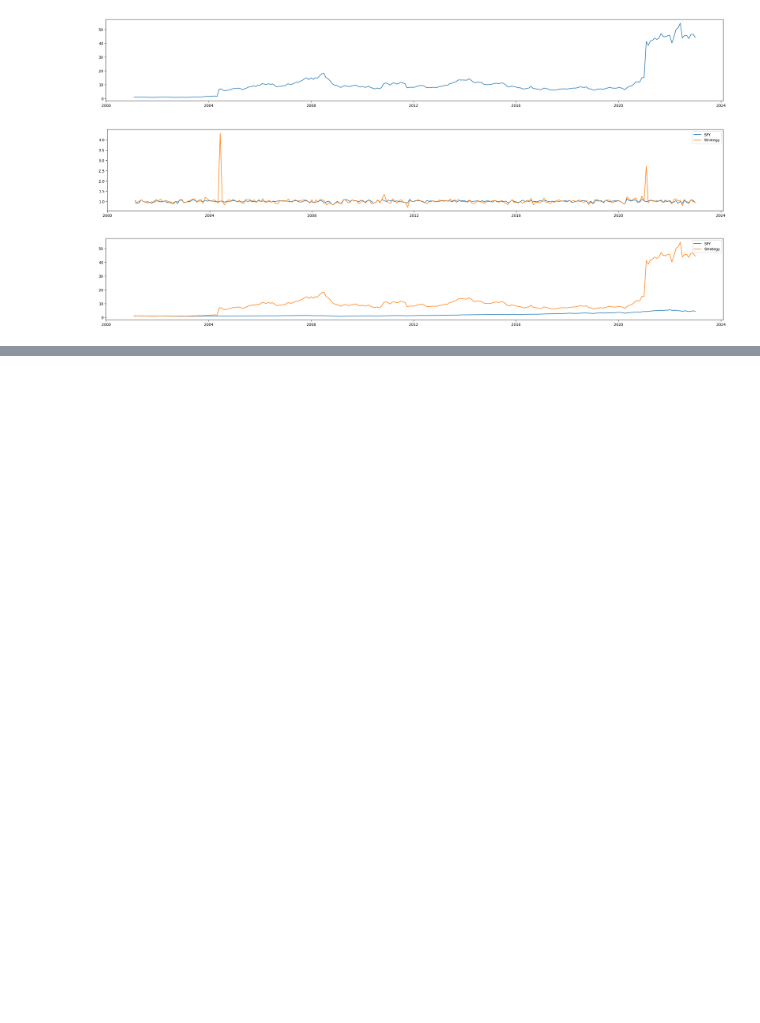
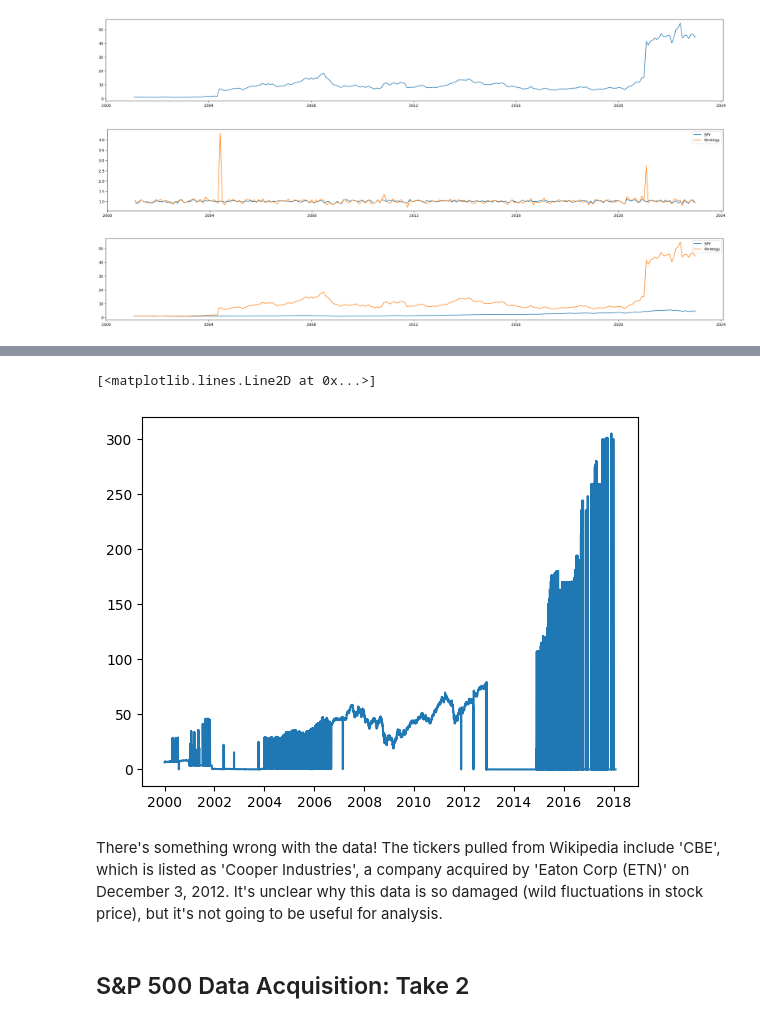
Before and after one commit to zdravoj/stock-bot, a Jupyter notebook: trading_sandbox.ipynb, the cells around one changed output, grey strips where cells are left out. Drawn from its saved outputs; the diff is of its cells as text; code cells hidden in the pictures; blank space fills up the shorter version.

Commit message:
new S&P500 data, restart cascading momentum strategy

```diff
--- a/trading_sandbox.ipynb
+++ b/trading_sandbox.ipynb
@@ -913,0 +965,9 @@ plt.legend(['SPY', 'Strategy']);
+# %%
+plt.plot(sp500_daily_adj.loc[:, 'CBE'])
+# %% [output]
+[<matplotlib.lines.Line2D at 0x...>]
+[figure, added]
+# %% [markdown]
+There's something wrong with the data! The tickers pulled from Wikipedia include 'CBE', which is listed as 'Cooper Industries', a company acquired by 'Eaton Corp (ETN)' on December 3, 2012. It's unclear why this data is so damaged (wild fluctuations in stock price), but it's not going to be useful for analysis.
+# %% [markdown]
+## S&P 500 Data Acquisition: Take 2
```
Also changed, not shown: parts of 13 cells of this notebook.
